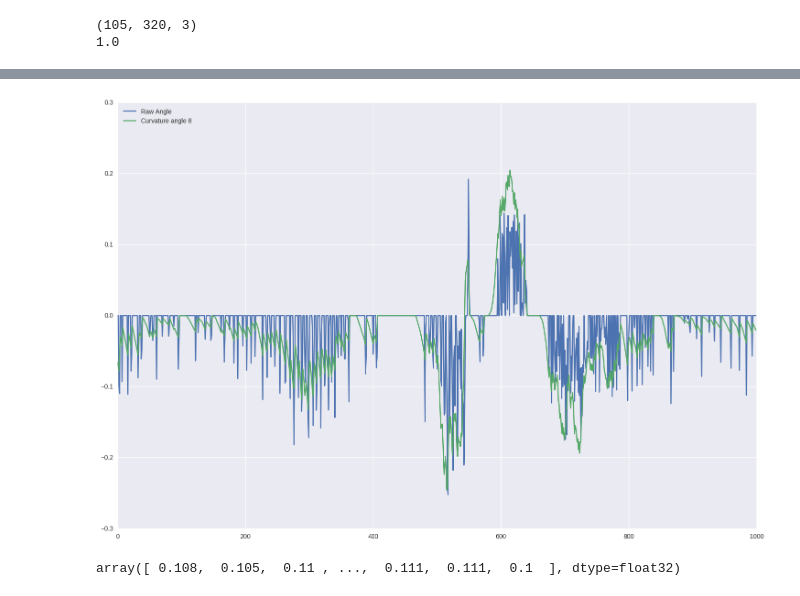
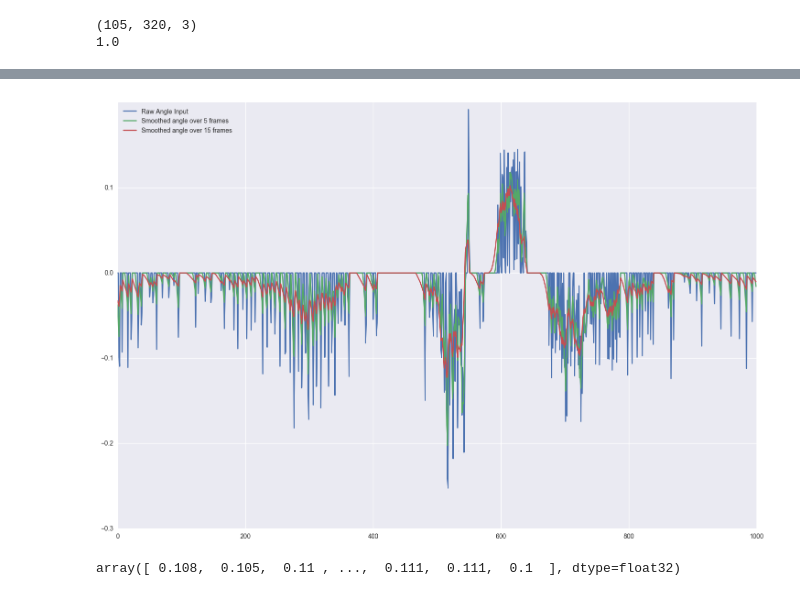
Before and after one commit to balancap/SDC-Behavioral-Cloning, a Jupyter notebook: behavioral-cloning.ipynb, the cells around one changed output, grey strips where cells are left out. Cells and saved outputs as stored; diff of their text form; code cells hidden in the pictures.

```diff
--- a/behavioral-cloning.ipynb
+++ b/behavioral-cloning.ipynb
@@ -399,27 +399,28 @@ angle_mfcv8 = angle_post_mean(alpha, dt_array, speed, deltas=[10, 15, 20, 25], l
 # %%
 nb = 1000
 
-plt.plot(angle_raw[:nb], label='Raw Angle')
+plt.plot(angle_raw[:nb], label='Raw Angle Input')
 # plt.plot(angle_cv1[:nb], label='Curvature angle 1')
 # plt.plot(angle_cv4[:nb], label='Curvature angle 2')
 # plt.plot(angle_cv4[:nb], label='Curvature angle 4')
 
 # plt.plot(angle_cv4[:nb], label='Curvature angle 8')
-plt.plot(angle_med15[:nb] * 2, label='Curvature angle 8')
+# plt.plot(angle_med15[:nb] * 2, label='Curvature angle 8')
 
-# plt.plot(angle_med15[:nb], label='Curvature median 10')
+plt.plot(angle_med5[:nb], label='Smoothed angle over 5 frames')
+plt.plot(angle_med15[:nb], label='Smoothed angle over 15 frames')
 
 # plt.plot(angle_fcv10[:nb], label='Forward Curvature angle 4')
 # plt.plot(angle_fcv402[:nb], label='Forward Curvature angle 4 2')
 
 # plt.plot(angle_fcv24[:nb], label='Forward Curvature angle 8')
 # plt.plot(angle_mfcv4[:nb], label='Forward Curvature angle 4')
 # plt.plot(angle_mfcv8[:nb], label='Forward Curvature angle 8')
 
 plt.legend(loc='upper left')
 plt.show()
 # %% [output]
-[figure, old version]
+[figure, new version]
 # %%
 dt_array
 # %% [output]
```
Also changed, not shown: parts of 4 cells of this notebook, 3 other files.
